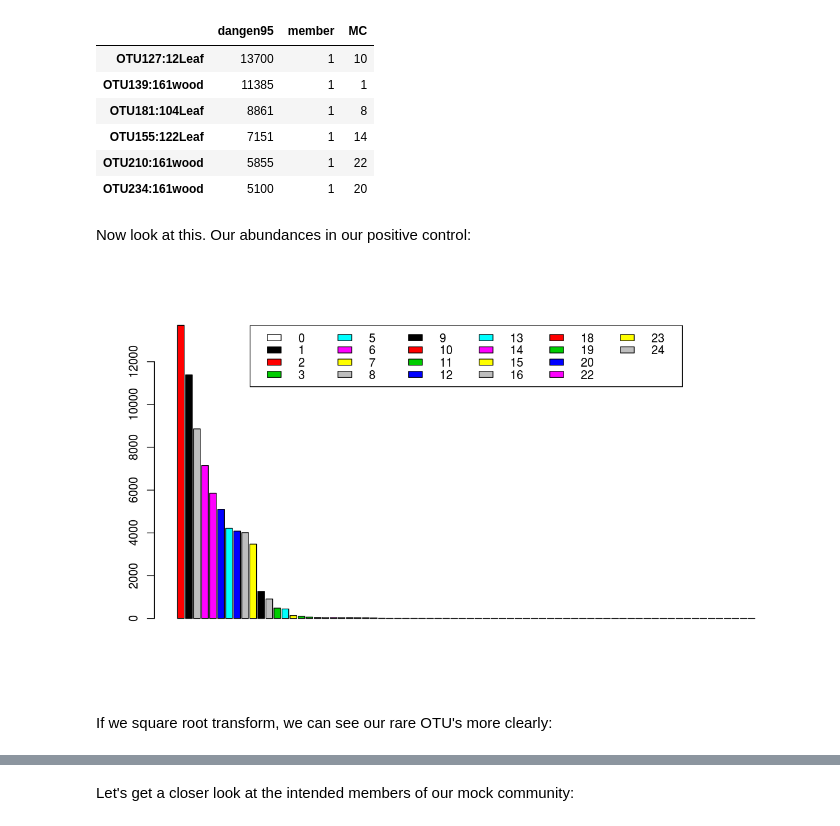
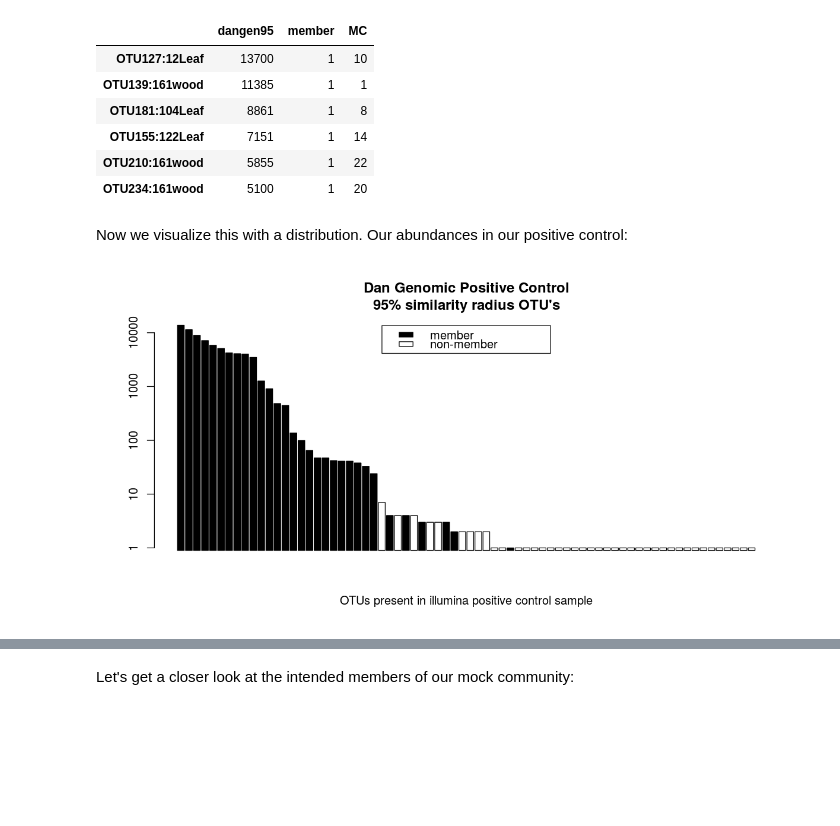
Before and after one commit to danchurch/taiwan_combined_stats, a Jupyter notebook: XylariaLeafWoodStats.ipynb, the cells around one changed output, grey strips where cells are left out. Cells and saved outputs as stored; diff of their text form; code cells hidden in the pictures; blank space fills up the shorter version.

```diff
--- a/XylariaLeafWoodStats.ipynb
+++ b/XylariaLeafWoodStats.ipynb
@@ -464,12 +468,12 @@ head(dangen95bar)
 | OTU210:161wood | 5855 | 1 | 22 |
 | OTU234:161wood | 5100 | 1 | 20 |
 # %% [markdown]
-Now look at this. Our abundances in our positive control:
+Now we visualize this with a distribution. Our abundances in our positive control:
 # %%
-options(repr.plot.width = 10, repr.plot.height = 6)
-barplot(dangen95bar$dangen95, names.arg='', col = dangen95bar$MC)
-legend("top", legend=sort(unique(dangen95bar$MC)), fill=sort(unique(dangen95bar$MC)), ncol=6)
+options(repr.plot.width = 10, repr.plot.height = 5)
+barplot(dangen95bar$dangen95, names.arg=NULL, col = dangen95bar$member,
+        log="y", main="Dan Genomic Positive Control\n95% similarity radius OTU's",
+        xlab='OTUs present in illumina positive control sample')
+        legend("top", legend=c('member','non-member'), fill=c(1,0))
 # %% [output]
-[figure, old version]
+[figure, new version]
-# %% [markdown]
-If we square root transform, we can see our rare OTU's more clearly:
```
Also changed, not shown: parts of 7 cells of this notebook.
